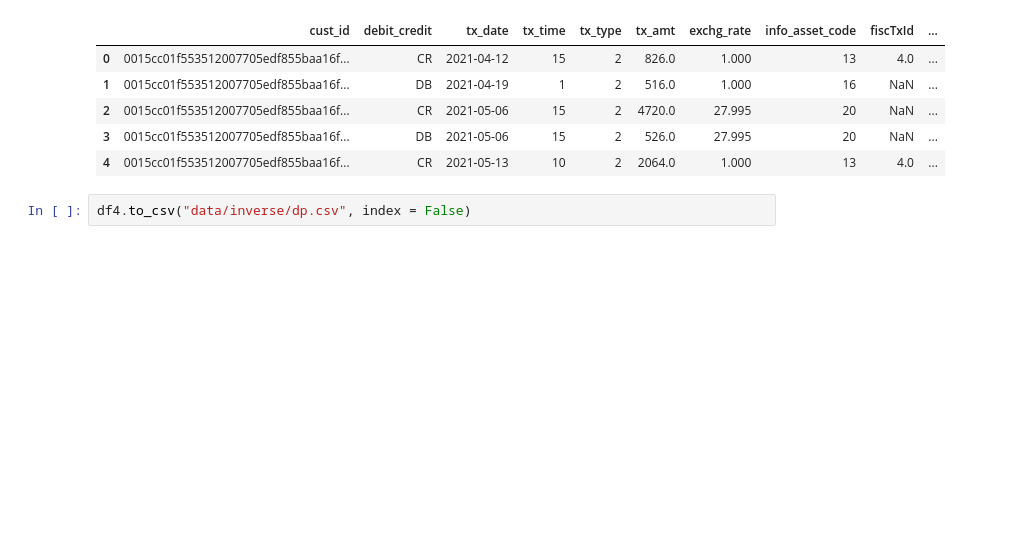
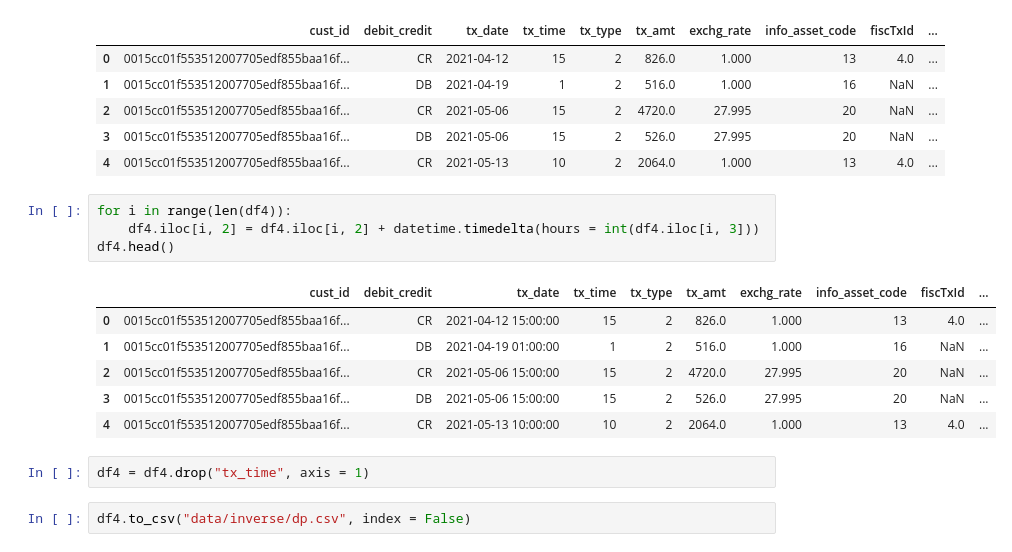
Before and after one commit to JulieKuo/money_laundry, a Jupyter notebook: parser.ipynb, the cells around one changed output. Cells and saved outputs as stored; diff of their text form; blank space fills up the shorter version.

```diff
--- a/parser.ipynb
+++ b/parser.ipynb
@@ -311,6 +327,19 @@ df4.head()
 | 2 | 0015cc01f553512007705edf855baa16f... | CR | 2021-05-06 | 15 | 2 | 4720.0 | 27.995 | 20 | NaN | ... |
 | 3 | 0015cc01f553512007705edf855baa16f... | DB | 2021-05-06 | 15 | 2 | 526.0 | 27.995 | 20 | NaN | ... |
 | 4 | 0015cc01f553512007705edf855baa16f... | CR | 2021-05-13 | 10 | 2 | 2064.0 | 1.000 | 13 | 4.0 | ... |
+# %%
+for i in range(len(df4)):
+    df4.iloc[i, 2] = df4.iloc[i, 2] + datetime.timedelta(hours = int(df4.iloc[i, 3]))
+df4.head()
+# %% [output]
+|  | cust_id | debit_credit | tx_date | tx_time | tx_type | tx_amt | exchg_rate | info_asset_code | fiscTxId | ... |
+| 0 | 0015cc01f553512007705edf855baa16f... | CR | 2021-04-12 15:00:00 | 15 | 2 | 826.0 | 1.000 | 13 | 4.0 | ... |
+| 1 | 0015cc01f553512007705edf855baa16f... | DB | 2021-04-19 01:00:00 | 1 | 2 | 516.0 | 1.000 | 16 | NaN | ... |
+| 2 | 0015cc01f553512007705edf855baa16f... | CR | 2021-05-06 15:00:00 | 15 | 2 | 4720.0 | 27.995 | 20 | NaN | ... |
+| 3 | 0015cc01f553512007705edf855baa16f... | DB | 2021-05-06 15:00:00 | 15 | 2 | 526.0 | 27.995 | 20 | NaN | ... |
+| 4 | 0015cc01f553512007705edf855baa16f... | CR | 2021-05-13 10:00:00 | 10 | 2 | 2064.0 | 1.000 | 13 | 4.0 | ... |
+# %%
+df4 = df4.drop("tx_time", axis = 1)
 # %%
 df4.to_csv("data/inverse/dp.csv", index = False)
 # %% [markdown]
```
Also changed, not shown: parts of 6 cells of this notebook, 13 other files.
